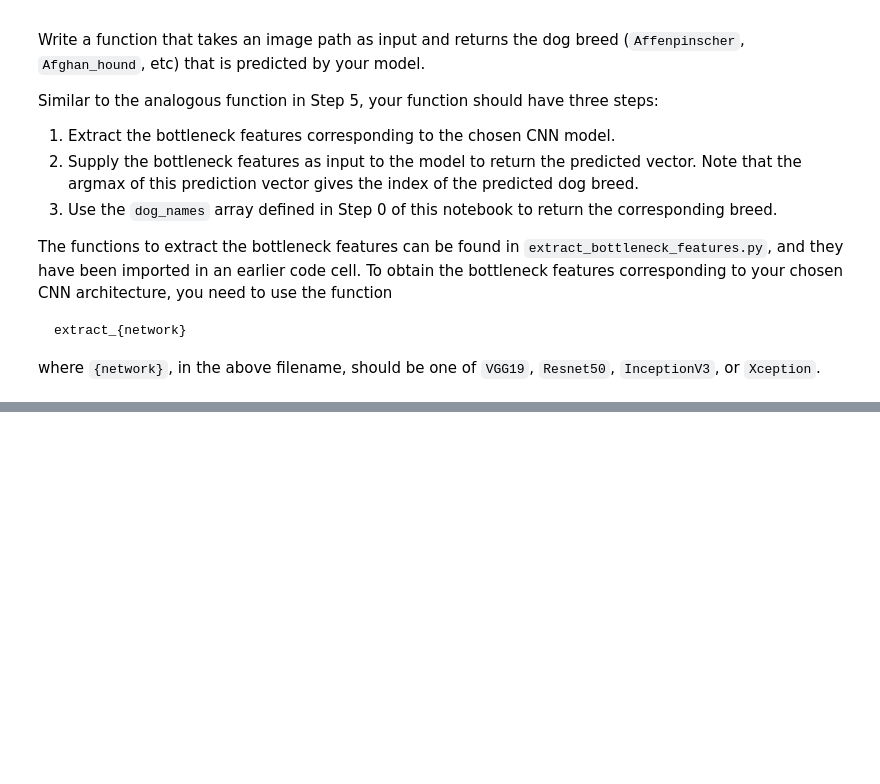
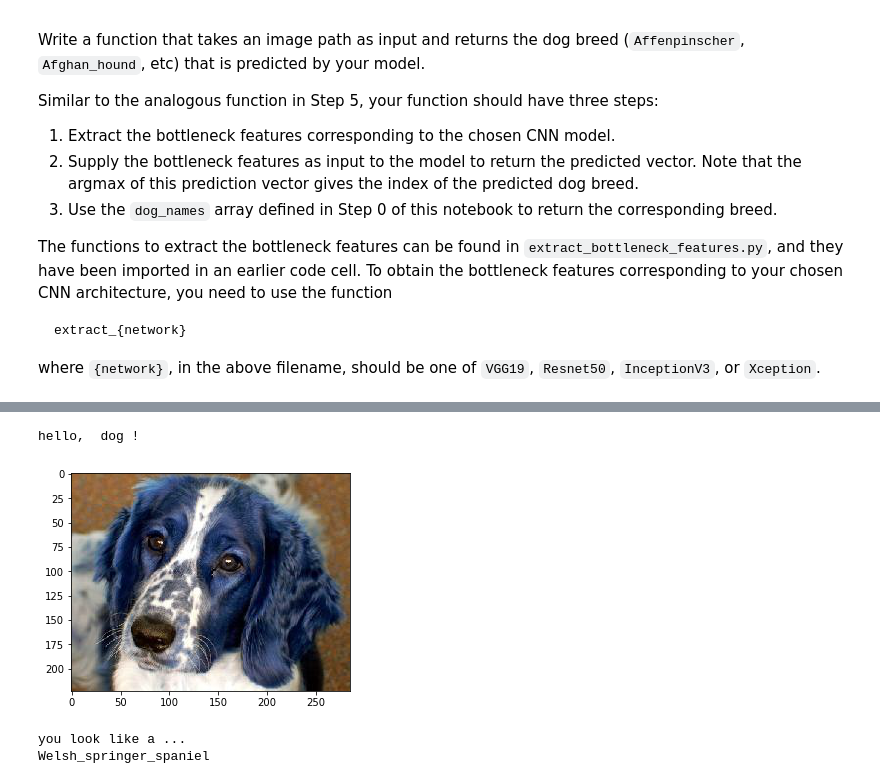
Before and after one commit to fnakashima/dog-project, a Jupyter notebook: dog_app.ipynb, the cells around one changed output, grey strips where cells are left out. Drawn from its saved outputs; the diff is of its cells as text; code cells hidden in the pictures; blank space fills up the shorter version.

```diff
--- a/dog_app.ipynb
+++ b/dog_app.ipynb
@@ -827,0 +853,8 @@ __Answer:__
+# %%
+target_path = './test_images/Welsh_springer_spaniel.jpg'
+dogface_detector(target_path)
+# %% [output]
+hello,  dog !
+[figure, added]
+you look like a ...
+Welsh_springer_spaniel
```
Also changed, not shown: parts of 14 cells of this notebook, 8 other files.
